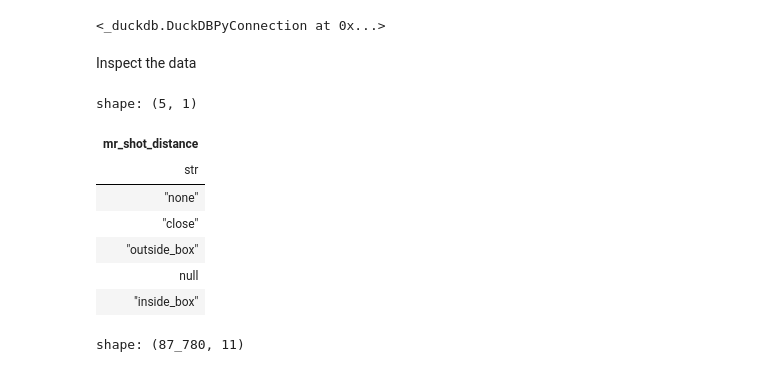
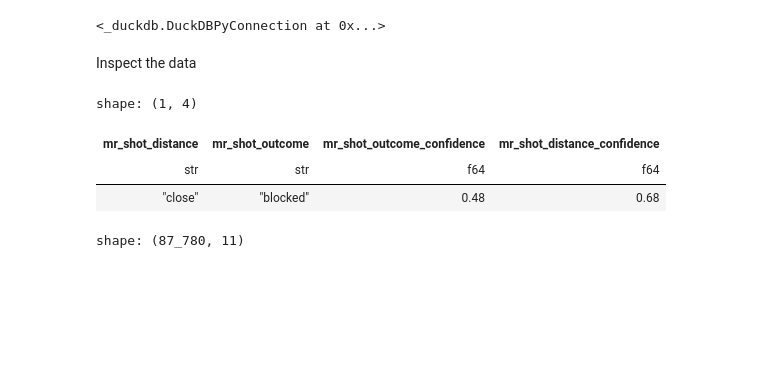
Before and after one commit to PolarsDude/brann_ticket_sales_forecasting, a Jupyter notebook: jev_experiments.ipynb, the cells around one changed output. Cells and saved outputs as stored; diff of their text form; code cells hidden in the pictures; blank space fills up the shorter version.

```diff
--- a/jev_experiments.ipynb
+++ b/jev_experiments.ipynb
@@ -291,7 +291,7 @@ query = """
 result = con.execute(query).arrow()
 (
 pl.from_arrow(result)
-.select('season','date','matchday','home_team','away_team','result','event_time','mr_attacking_team','mr_chance_quality','mr_shot_distance','mr_one_on_one')
+.select('season','date','matchday','home_team','away_team','result','event_time','text','mr_attacking_team','mr_chance_quality','mr_shot_distance','mr_one_on_one','mr_chance_creation_type','mr_shot_outcome',cs.contains("_confidence"))
 # fill_null(0): null (unknown team/quality) counts as 0 before cum_sum, so the running total never sees nulls
 .with_columns(
     pl.col('mr_attacking_team').eq('home').fill_null(0).cast(pl.Int64).alias('home_attacks'),
@@ -311,43 +311,70 @@ pl.from_arrow(result)
     ).cast(pl.Int64).fill_null(0).alias('home_box_shots'),
     (
         pl.col('mr_shot_distance').is_in(['close', 'inside_box'])
         & pl.col('mr_attacking_team').eq('away')
     ).cast(pl.Int64).fill_null(0).alias('away_box_shots'),
     (
+        pl.col('mr_shot_distance').eq('outside_box')
+        & pl.col('mr_attacking_team').eq('home')
+    ).cast(pl.Int64).fill_null(0).alias('home_long_shots'),
+    (
+        pl.col('mr_shot_distance').eq('outside_box')
+        & pl.col('mr_attacking_team').eq('away')
+    ).cast(pl.Int64).fill_null(0).alias('away_long_shots'),
+    (
+        pl.col('mr_chance_creation_type').is_in(['corner', 'free_kick', 'penalty'])
+        & pl.col('mr_attacking_team').eq('home')
+    ).cast(pl.Int64).fill_null(0).alias('home_set_piece_chances'),
+    (
+        pl.col('mr_chance_creation_type').is_in(['corner', 'free_kick', 'penalty'])
+        & pl.col('mr_attacking_team').eq('away')
+    ).cast(pl.Int64).fill_null(0).alias('away_set_piece_chances'),
+    (
+        pl.col('mr_chance_creation_type').eq('open_play')
+        & pl.col('mr_attacking_team').eq('home')
+    ).cast(pl.Int64).fill_null(0).alias('home_open_play_chances'),
+    (
+        pl.col('mr_chance_creation_type').eq('open_play')
+        & pl.col('mr_attacking_team').eq('away')
+    ).cast(pl.Int64).fill_null(0).alias('away_open_play_chances'),
+    (
         pl.col('mr_one_on_one').eq('yes')
         & pl.col('mr_attacking_team').eq('home')
     ).cast(pl.Int64).fill_null(0).alias('home_one_on_ones'),
     (
         pl.col('mr_one_on_one').eq('yes')
         & pl.col('mr_attacking_team').eq('away')
     ).cast(pl.Int64).fill_null(0).alias('away_one_on_ones'),
 )
 .filter(pl.col('season') == 2026,
         pl.col('home_team')=='Hamarkameratene',
         pl.col('away_team')=='Viking')
 .sort(by = 'event_time')
 .with_columns(
     pl.col('home_attacks').cum_sum().over('season','date','matchday','home_team','away_team').alias('home_attacks_cum'),
     pl.col('away_attacks').cum_sum().over('season','date','matchday','home_team','away_team').alias('away_attacks_cum'),
     pl.col('home_big_chances').cum_sum().over('season','date','matchday','home_team','away_team').alias('home_big_chances_cum'),
     pl.col('away_big_chances').cum_sum().over('season','date','matchday','home_team','away_team').alias('away_big_chances_cum'),
     pl.col('home_box_shots').cum_sum().over('season','date','matchday','home_team','away_team').alias('home_box_shots_cum'),
     pl.col('away_box_shots').cum_sum().over('season','date','matchday','home_team','away_team').alias('away_box_shots_cum'),
+    pl.col('home_long_shots').cum_sum().over('season','date','matchday','home_team','away_team').alias('home_long_shots_cum'),
+    pl.col('away_long_shots').cum_sum().over('season','date','matchday','home_team','away_team').alias('away_long_shots_cum'),
+    pl.col('home_set_piece_chances').cum_sum().over('season','date','matchday','home_team','away_team').alias('home_set_piece_chances_cum'),
+    pl.col('away_set_piece_chances').cum_sum().over('season','date','matchday','home_team','away_team').alias('away_set_piece_chances_cum'),
+    pl.col('home_open_play_chances').cum_sum().over('season','date','matchday','home_team','away_team').alias('home_open_play_chances_cum'),
+    pl.col('away_open_play_chances').cum_sum().over('season','date','matchday','home_team','away_team').alias('away_open_play_chances_cum'),
     pl.col('home_one_on_ones').cum_sum().over('season','date','matchday','home_team','away_team').alias('home_one_on_ones_cum'),
     pl.col('away_one_on_ones').cum_sum().over('season','date','matchday','home_team','away_team').alias('away_one_on_ones_cum'),
 )
-.select('mr_shot_distance')
-.unique()
+.filter(pl.col('text').str.contains("Kjempesjanse til HamKam!"))
+#.filter(pl.col('text').str.contains("Steven"))
+.select(cs.contains("mr_shot"))
 )
 # %% [output]
-shape: (5, 1)
+shape: (1, 4)
-| mr_shot_distance |
-| str |
-| "none" |
-| "close" |
-| "outside_box" |
-| null |
-| "inside_box" |
+| mr_shot_distance | mr_shot_outcome | mr_shot_outcome_confidence | mr_shot_distance_confidence |
+| str | str | f64 | f64 |
+| "close" | "blocked" | 0.48 | 0.68 |
 # %%
 con = duckdb.connect(str(Path(db_path)))
 
```
Also changed, not shown: parts of 1 cell of this notebook.
